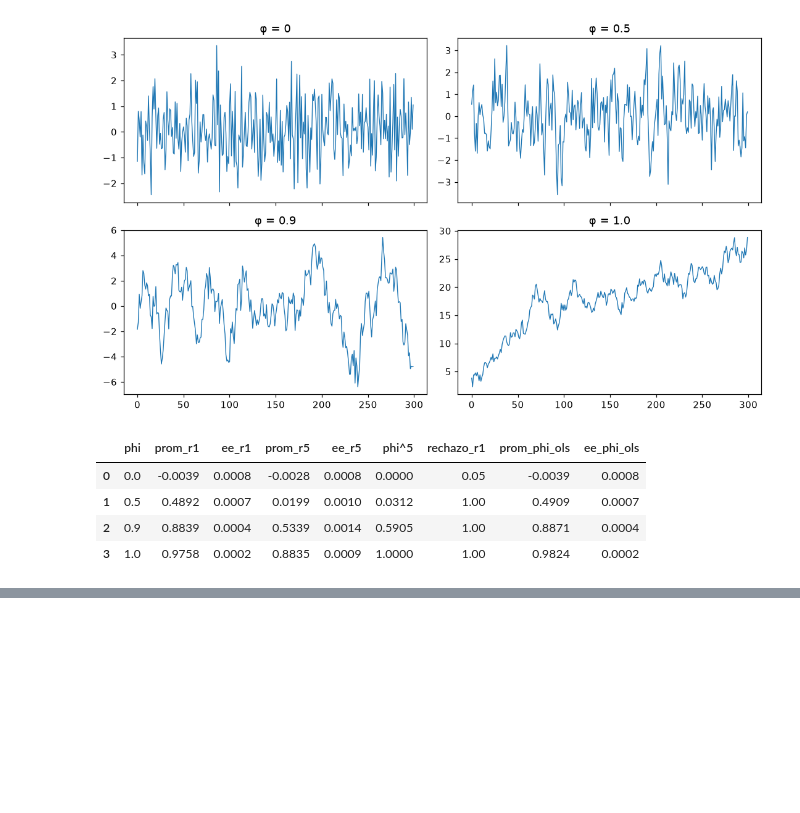
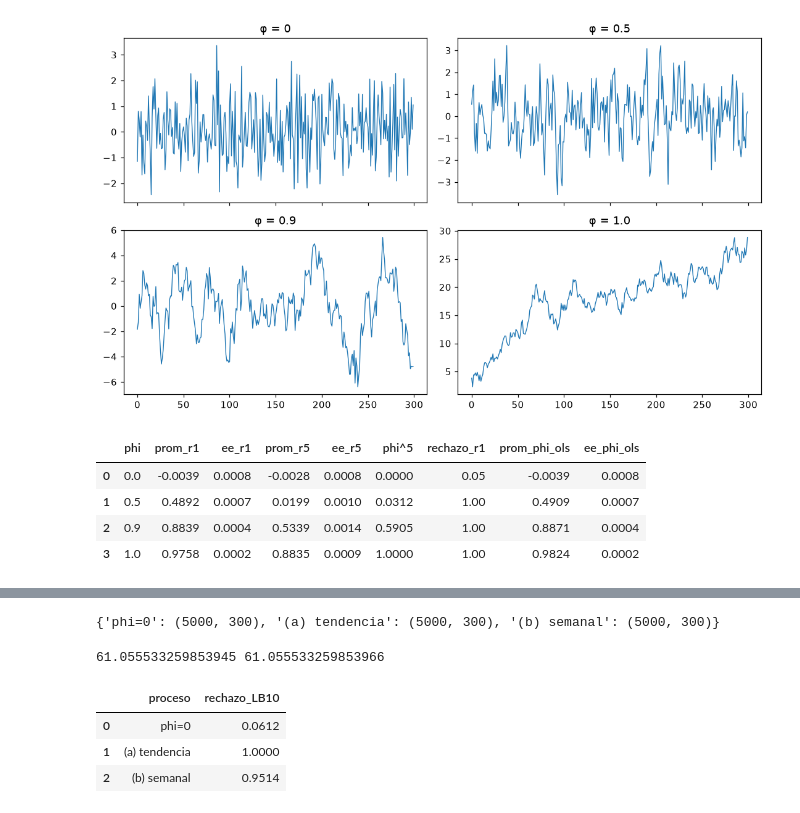
Before and after one commit to xNoksS/bi-tarea4-series-de-tiempo, a Jupyter notebook: Tarea4.ipynb, the cells around one changed output, grey strips where cells are left out. Saved outputs shown, nothing was run; the diff lists cells and outputs as text; code cells hidden in the pictures; blank space fills up the shorter version.

```diff
--- a/Tarea4.ipynb
+++ b/Tarea4.ipynb
@@ -123,0 +161,44 @@ tabla02
+# %%
+from scipy.stats import chi2
+from statsmodels.stats.diagnostic import acorr_ljungbox
+
+def ljung_box_matriz(Y, m=10):
+    """Q(m) de Ljung-Box para cada fila (réplica) de Y."""
+    n_reps, n = Y.shape
+    Q = np.zeros(n_reps)
+    for k in range(1, m + 1):
+        rk = r_k_matriz(Y, k)
+        Q += (rk**2) / (n - k)
+    return n * (n + 2) * Q
+
+def tasa_rechazo_lb(Y, m=10, nivel=0.05):
+    """Fracción de réplicas con Q(m) > valor crítico de una chi-cuadrado(m)."""
+    crit = chi2.ppf(1 - nivel, df=m)
+    return (ljung_box_matriz(Y, m) > crit).mean()
+# %%
+escenarios = {
+    "phi=0":         simular_ar1_reps(REPS, n=N, phi=0.0, rng=np.random.default_rng(SEED_BASE + 0)),
+    "(a) tendencia": simular_media(procesos["(a) tendencia"], REPS, rng=np.random.default_rng(SEED_BASE + 10)),
+    "(b) semanal":   simular_media(procesos["(b) semanal"],   REPS, rng=np.random.default_rng(SEED_BASE + 11)),
+}
+print({k: v.shape for k, v in escenarios.items()})
+# %% [output]
+{'phi=0': (5000, 300), '(a) tendencia': (5000, 300), '(b) semanal': (5000, 300)}
+# %%
+y = escenarios["(b) semanal"][0]
+Q_mio = ljung_box_matriz(y.reshape(1, -1), 10)[0]
+lb = acorr_ljungbox(y, lags=[10])
+print(Q_mio, lb["lb_stat"].iloc[0])
+# %% [output]
+61.055533259853945 61.055533259853966
+# %%
+filas05 = [{"proceso": nombre, "rechazo_LB10": tasa_rechazo_lb(Y, 10)}
+           for nombre, Y in escenarios.items()]
+tabla05 = pd.DataFrame(filas05).round(4)
+tabla05.to_csv(TAB / "p0_tabla_05.csv", index=False)
+tabla05
+# %% [output]
+|  | proceso | rechazo_LB10 |
+| 0 | phi=0 | 0.0612 |
+| 1 | (a) tendencia | 1.0000 |
+| 2 | (b) semanal | 0.9514 |
```
Also changed, not shown: parts of 1 cell of this notebook, 2 other files.
